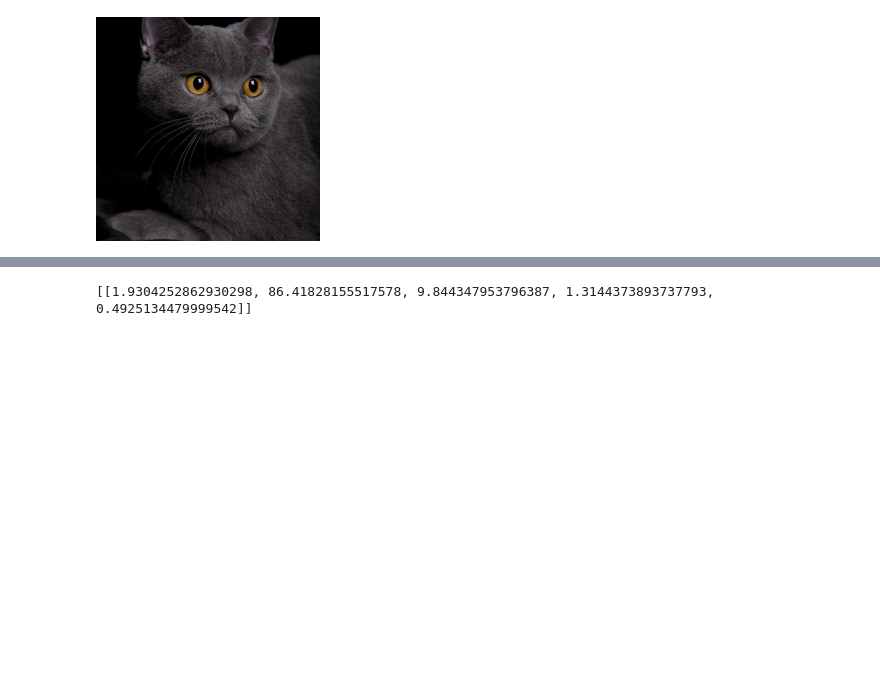
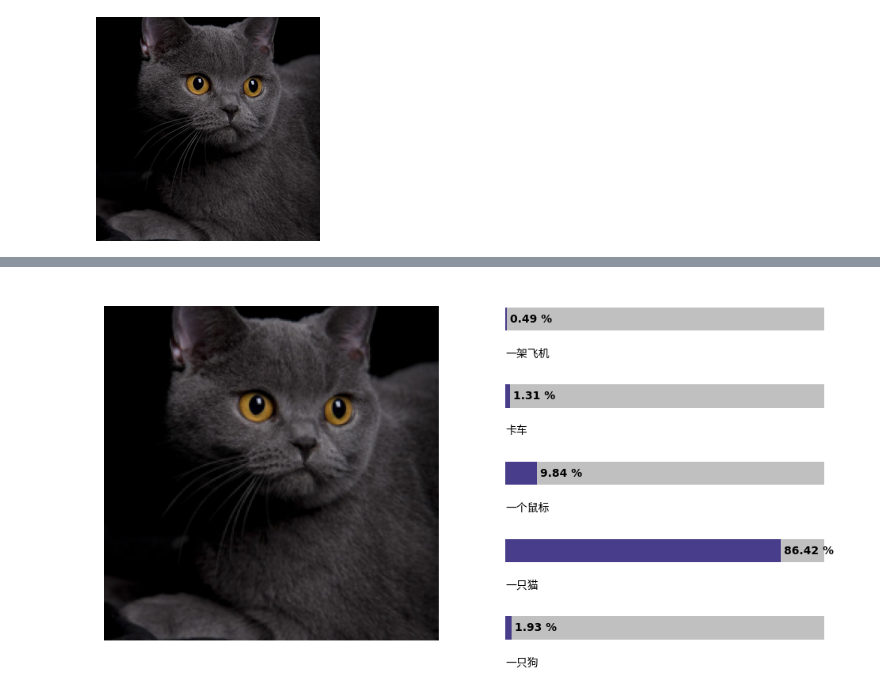
Before and after one commit to facebookresearch/maws, a Jupyter notebook: clip_example.ipynb, the cells around one changed output, grey strips where cells are left out. Saved outputs shown, nothing was run; the diff lists cells and outputs as text; code cells hidden in the pictures; blank space fills up the shorter version.

```diff
--- a/clip_example.ipynb
+++ b/clip_example.ipynb
@@ -32,16 +32,16 @@ print((clip_model.classify(image_path, texts) * 100).tolist())
 # %%
 # Chinese (simplified)
 texts = [
     "一只狗",
     "一只猫",
     "一个鼠标",
     "卡车",
     "一架飞机",
 ]
 
-print((clip_model.classify(image_path, texts) * 100).tolist())
+predict_probs_and_plot(clip_model, image_path, texts, plot_image=True, lang_type="cjk")
 # %% [output]
-[[1.9304252862930298, 86.41828155517578, 9.844347953796387, 1.3144373893737793, 0.4925134479999542]]
+[figure, added]
 # %%
 # French
 texts = [
```
Also changed, not shown: parts of 15 cells of this notebook, 3 other files.
